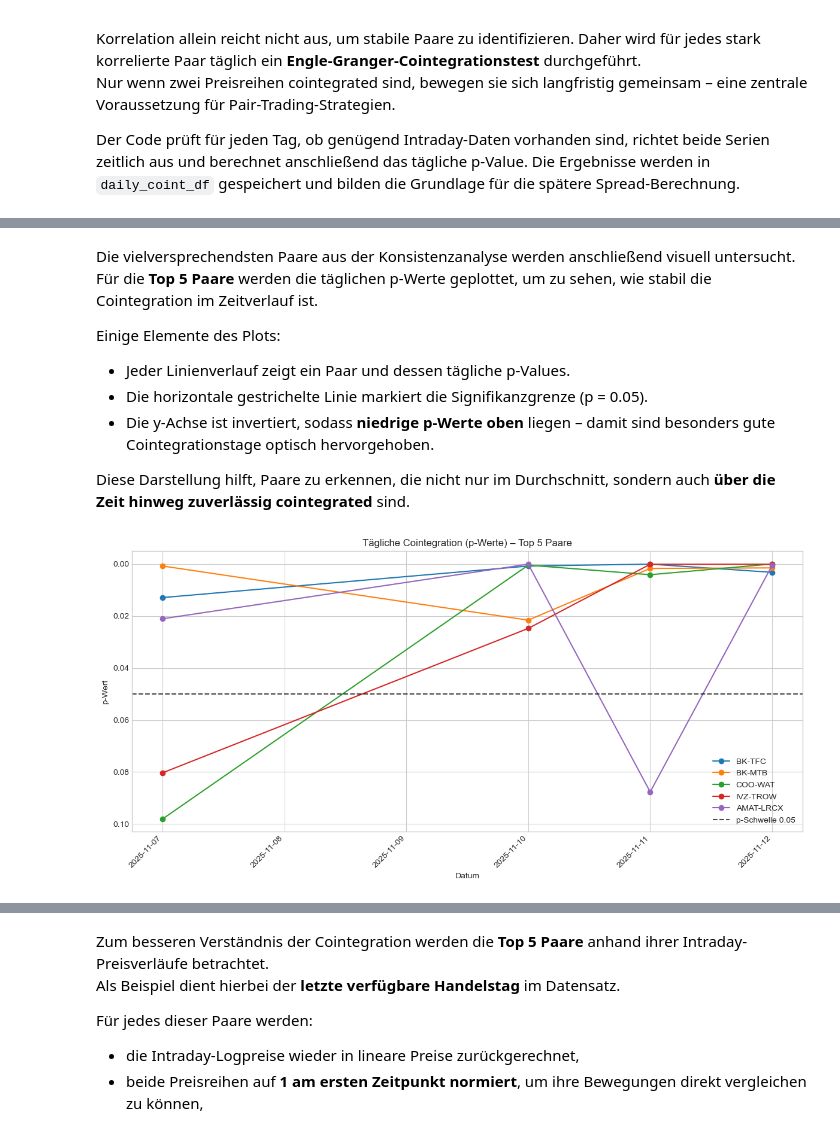
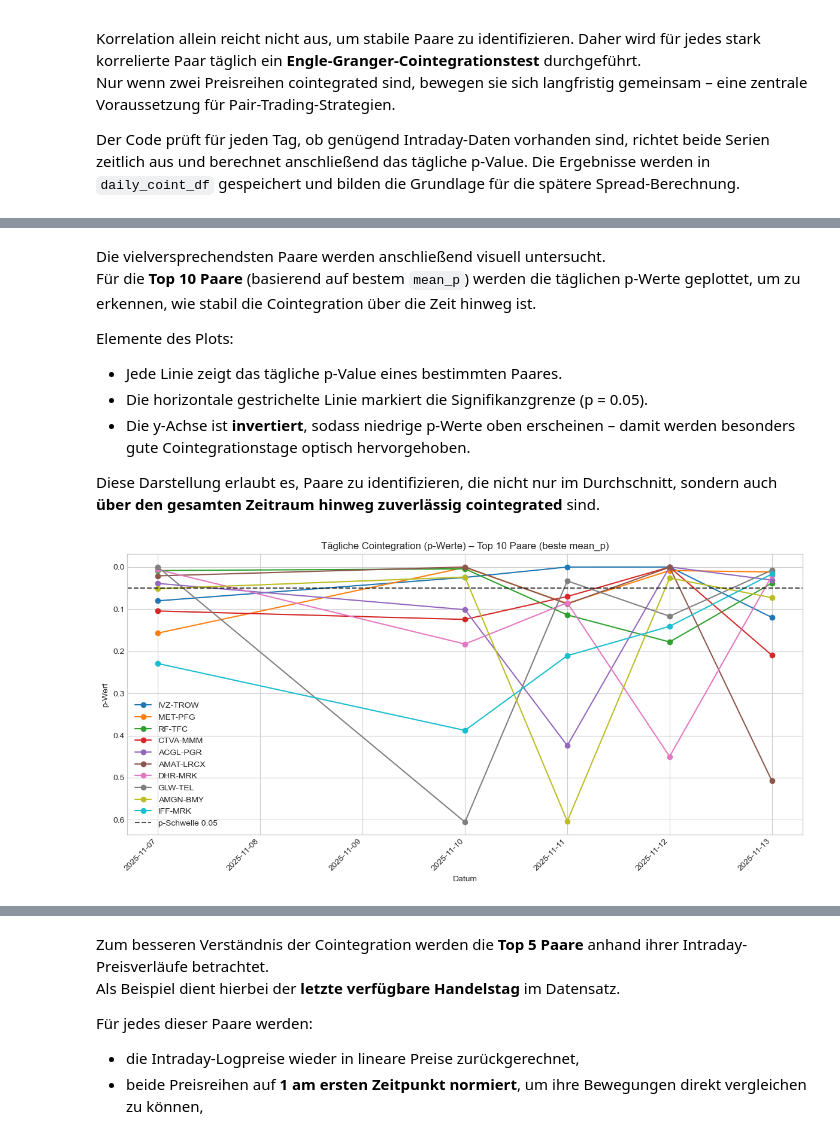
Before and after one commit to RyanMikus/pairs_trading_ml_hs25, a Jupyter notebook: 03_Explorative_Datenanalyse.ipynb, the cells around one changed output, grey strips where cells are left out. Drawn from its saved outputs; the diff is of its cells as text; code cells hidden in the pictures.

Commit message:
Daten gesammelt und Cointegration unterschieden mit bestem Mittelwert und bester Konsistenz über einem p-Wert

```diff
--- a/03_Explorative_Datenanalyse.ipynb
+++ b/03_Explorative_Datenanalyse.ipynb
@@ -852,54 +883,58 @@ Top 30 Paare nach Konsistenz und mittlerem p-Wert:
 # %% [markdown]
-Die vielversprechendsten Paare aus der Konsistenzanalyse werden anschließend visuell untersucht.
-Für die **Top 5 Paare** werden die täglichen p-Werte geplottet, um zu sehen, wie stabil die Cointegration im Zeitverlauf ist.
+Die vielversprechendsten Paare werden anschließend visuell untersucht.
+Für die **Top 10 Paare** (basierend auf bestem `mean_p`) werden die täglichen p-Werte geplottet, um zu erkennen, wie stabil die Cointegration über die Zeit hinweg ist.
 
-Einige Elemente des Plots:
+Elemente des Plots:
 
-- Jeder Linienverlauf zeigt ein Paar und dessen tägliche p-Values.
+- Jede Linie zeigt das tägliche p-Value eines bestimmten Paares.
 - Die horizontale gestrichelte Linie markiert die Signifikanzgrenze (p = 0.05).
-- Die y-Achse ist invertiert, sodass **niedrige p-Werte oben** liegen – damit sind besonders gute Cointegrationstage optisch hervorgehoben.
+- Die y-Achse ist **invertiert**, sodass niedrige p-Werte oben erscheinen – damit werden besonders gute Cointegrationstage optisch hervorgehoben.
 
-Diese Darstellung hilft, Paare zu erkennen, die nicht nur im Durchschnitt, sondern auch **über die Zeit hinweg zuverlässig cointegrated** sind.
+Diese Darstellung erlaubt es, Paare zu identifizieren, die nicht nur im Durchschnitt, sondern auch **über den gesamten Zeitraum hinweg zuverlässig cointegrated** sind.
 # %%
-pairs_to_plot = top_pairs.head(5)[["symbol1", "symbol2"]].values
+top_n_plot = 10  # Wie viele Paare im Plot zeigen?
+
+pairs_to_plot = top_pairs_mean_p[["symbol1", "symbol2"]].head(top_n_plot).values
 
 plt.figure(figsize=(12, 6))
 
 for s1, s2 in pairs_to_plot:
     pair_series = (
         daily_coint_df
         .loc[
             (daily_coint_df["symbol1"] == s1) &
             (daily_coint_df["symbol2"] == s2)
         ]
         .sort_values("date")
     )
 
-    if pair_series.empty:
-        continue
-
     label = f"{s1}-{s2}"
     plt.plot(
         pair_series["date"],
         pair_series["pvalue"],
         marker="o",
         linestyle="-",
         label=label
     )
 
-# p-Schwelle einzeichnen
-plt.axhline(p_thresh, linestyle="--", alpha=0.7, color="black", label=f"p-Schwelle {p_thresh}")
+plt.axhline(
+    p_thresh,
+    linestyle="--",
+    alpha=0.7,
+    color="black",
+    label=f"p-Schwelle {p_thresh}"
+)
 
 # y-Achse invertieren → kleine p-Werte oben
 plt.gca().invert_yaxis()
 
-plt.title("Tägliche Cointegration (p-Werte) – Top 5 Paare")
+plt.title(f"Tägliche Cointegration (p-Werte) – Top {top_n_plot} Paare (beste mean_p)")
 plt.xlabel("Datum")
 plt.ylabel("p-Wert")
 plt.xticks(rotation=45, ha="right")
 plt.legend()
 plt.tight_layout()
 plt.show()
 # %% [output]
-[figure, old version]
+[figure, new version]
 # %% [markdown]
```
Also changed, not shown: parts of 28 cells of this notebook, 3 other files.
